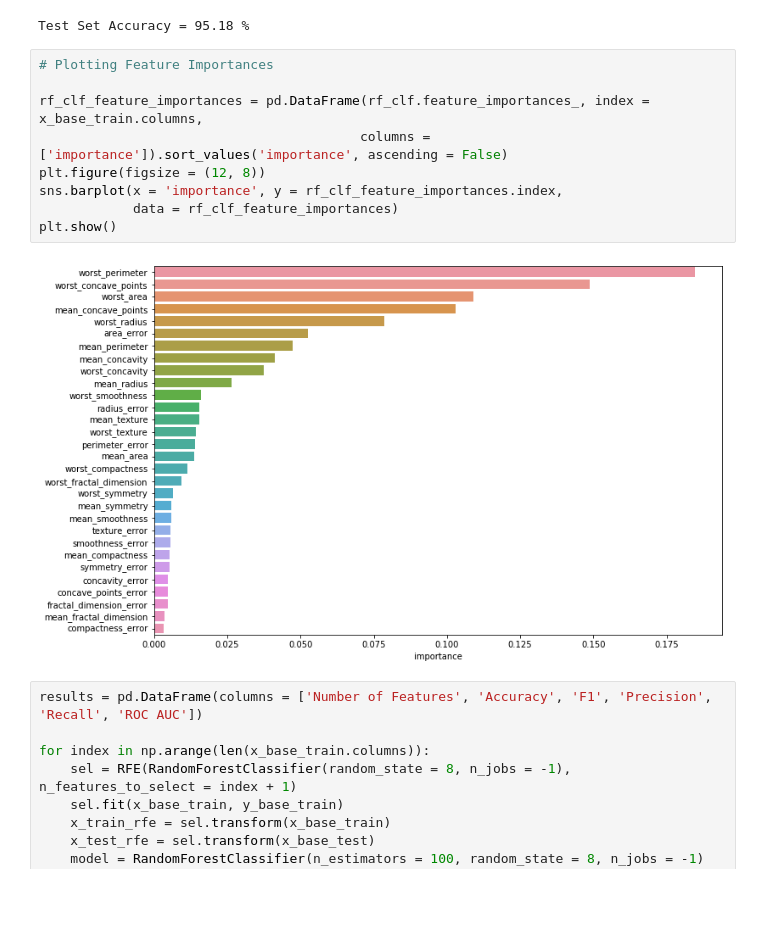
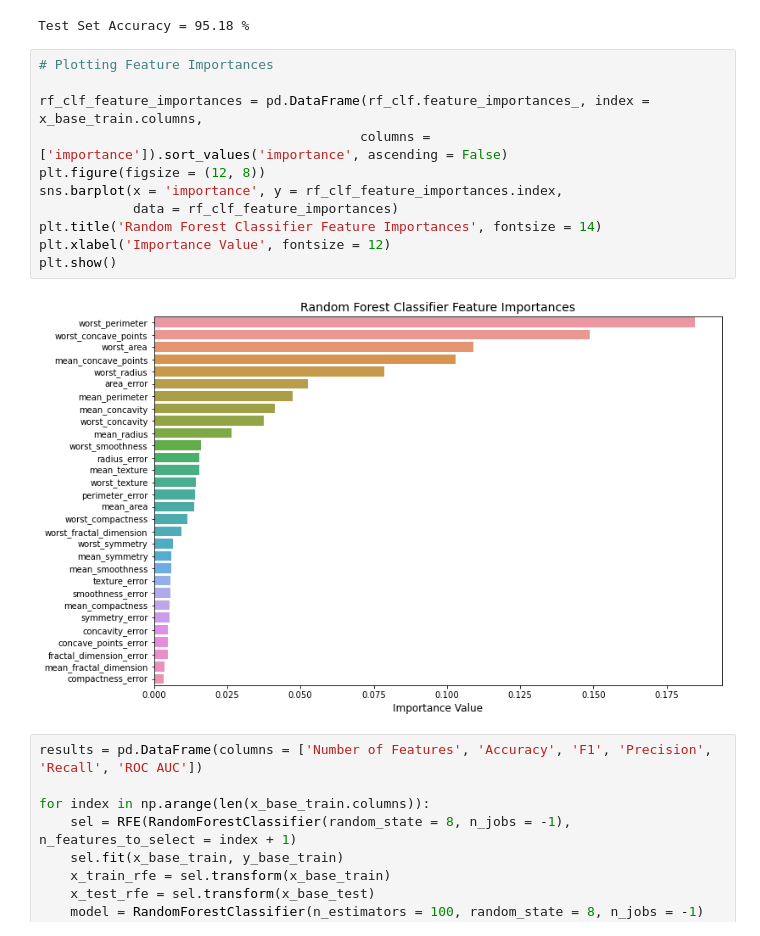
Before and after one commit to uclajsam/Breast_Cancer_Classification, a Jupyter notebook: Breast_Cancer_Classification.ipynb, the cells around one changed output. Drawn from its saved outputs; the diff is of its cells as text; blank space fills up the shorter version.

```diff
--- a/Breast_Cancer_Classification.ipynb
+++ b/Breast_Cancer_Classification.ipynb
@@ -221,14 +256,16 @@ Test Set Accuracy = 95.18 %
 # %%
 # Plotting Feature Importances
 
 rf_clf_feature_importances = pd.DataFrame(rf_clf.feature_importances_, index = x_base_train.columns,
                                          columns = ['importance']).sort_values('importance', ascending = False)
 plt.figure(figsize = (12, 8))
 sns.barplot(x = 'importance', y = rf_clf_feature_importances.index,
             data = rf_clf_feature_importances)
+plt.title('Random Forest Classifier Feature Importances', fontsize = 14)
+plt.xlabel('Importance Value', fontsize = 12)
 plt.show()
 # %% [output]
-[figure, old version]
+[figure, new version]
 # %%
 results = pd.DataFrame(columns = ['Number of Features', 'Accuracy', 'F1', 'Precision', 'Recall', 'ROC AUC'])
 
```
Also changed, not shown: parts of 27 cells of this notebook.
